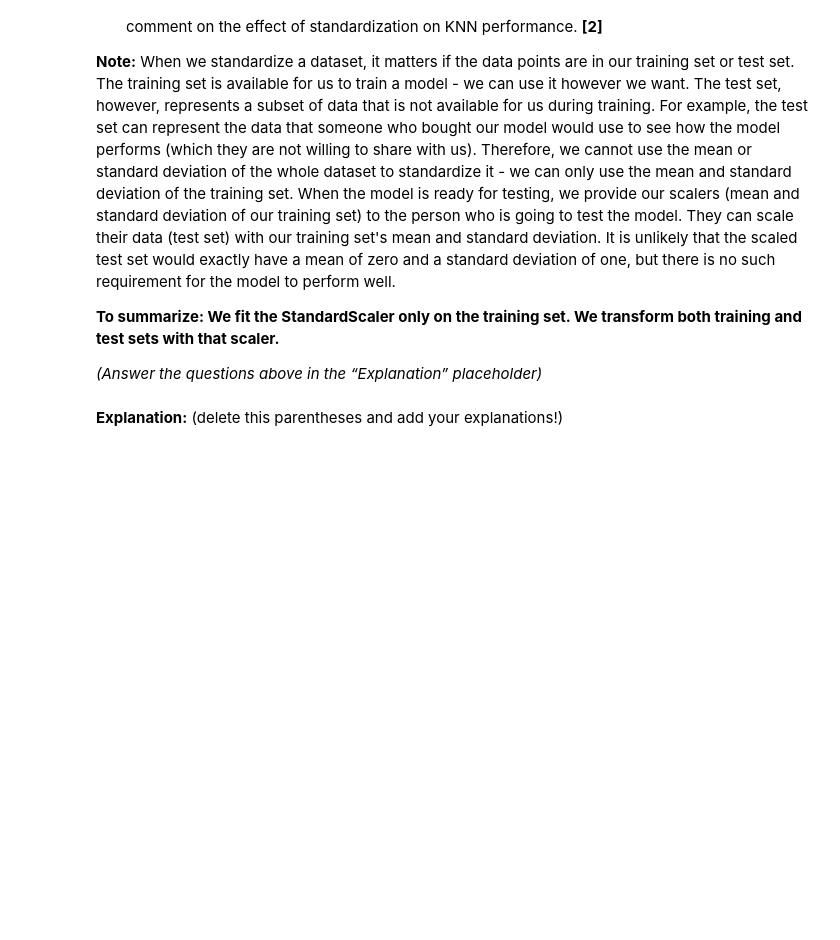
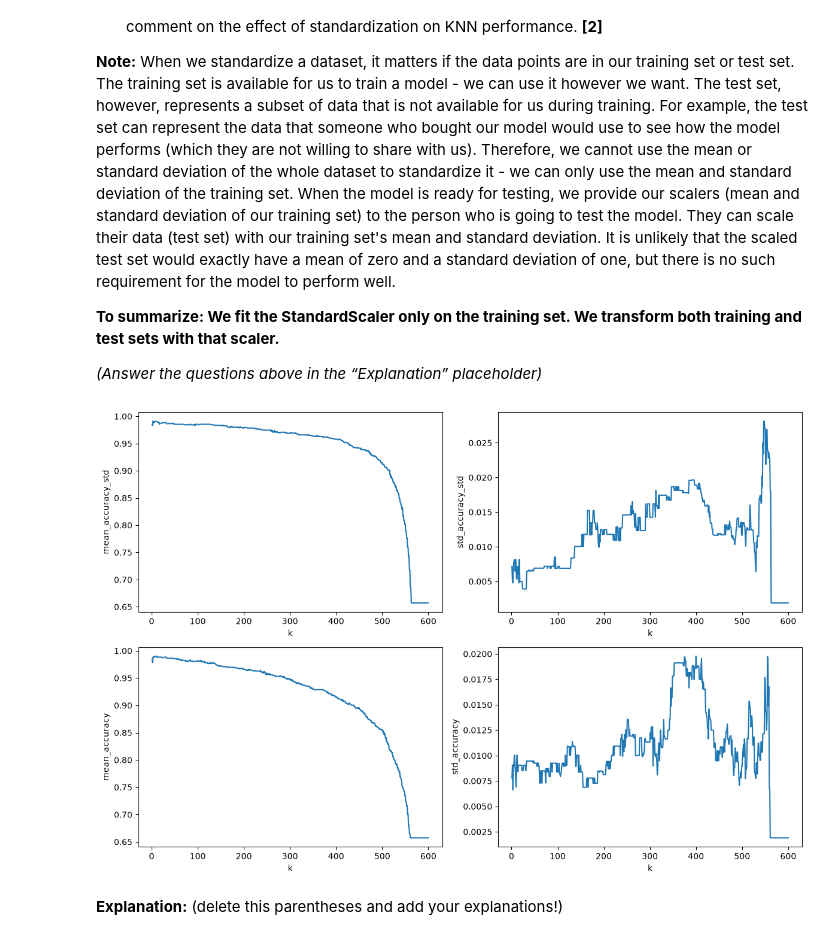
Before and after one commit to acknowledgeworkimagine/DataScienceStatlLearning, a Jupyter notebook: Project1_Elias_Gallegos.ipynb, the cells around one changed output. Saved outputs shown, nothing was run; the diff lists cells and outputs as text; code cells hidden in the pictures; blank space fills up the shorter version.

```diff
--- a/Project1_Elias_Gallegos.ipynb
+++ b/Project1_Elias_Gallegos.ipynb
@@ -395,3 +405,95 @@ from sklearn.model_selection import cross_validate
+# %%
+from sklearn.neighbors import KNeighborsClassifier
+from sklearn.model_selection import cross_validate
+
+y_train_1d = y_train.values.ravel()
+
+scaler.fit(X_train)
+X_train_std = scaler.transform(X_train)
+X_test_std = scaler.transform(X_test)
+# %%
+
+mean_accuracy_std = []
+std_accuracy_std = []
+
+for k in range(1, 601, 1):
+
+    KNN_Classifier = KNeighborsClassifier(n_neighbors=k)
+
+    cv_results = cross_validate(
+        KNN_Classifier,
+        X_train_std,
+        y_train_1d,
+        cv=5
+    )
+
+    mean_accuracy_std.append(np.mean(cv_results['test_score']))
+    std_accuracy_std.append(np.std(cv_results['test_score']))
+
+results_std = pd.DataFrame({
+'k': range(1, 601),
+'mean_accuracy_std': mean_accuracy_std,
+'std_accuracy_std': std_accuracy_std
+})
+
+mean_accuracy = []
+std_accuracy = []
+
+for k in range(1, 601, 1):
+
+    KNN_Classifier = KNeighborsClassifier(n_neighbors=k)
+
+    cv_results = cross_validate(
+        KNN_Classifier,
+        X_train,
+        y_train_1d,
+        cv=5
+    )
+
+    mean_accuracy.append(np.mean(cv_results['test_score']))
+    std_accuracy.append(np.std(cv_results['test_score']))
+
+results = pd.DataFrame({
+'k': range(1, 601),
+'mean_accuracy': mean_accuracy,
+'std_accuracy': std_accuracy
+})
+
+
+fig, axes = plt.subplots(2, 2, figsize=(12, 8))
+
+sns.lineplot(
+    data=results_std,
+    x='k',
+    y='mean_accuracy_std',
+    ax=axes[0, 0]
+)
+
+sns.lineplot(
+    data=results_std,
+    x='k',
+    y='std_accuracy_std',
+    ax=axes[0, 1]
+)
+
+sns.lineplot(
+    data=results,
+    x='k',
+    y='mean_accuracy',
+    ax=axes[1, 0]
+)
+
+sns.lineplot(
+    data=results,
+    x='k',
+    y='std_accuracy',
+    ax=axes[1, 1]
+)
+
+plt.tight_layout()
+plt.show()
+# %% [output]
+[figure, added]
 # %% [markdown]
 **Explanation:** (delete this parentheses and add your explanations!)
 # %% [markdown]
```
Also changed, not shown: parts of 14 cells of this notebook, 2 other files.
